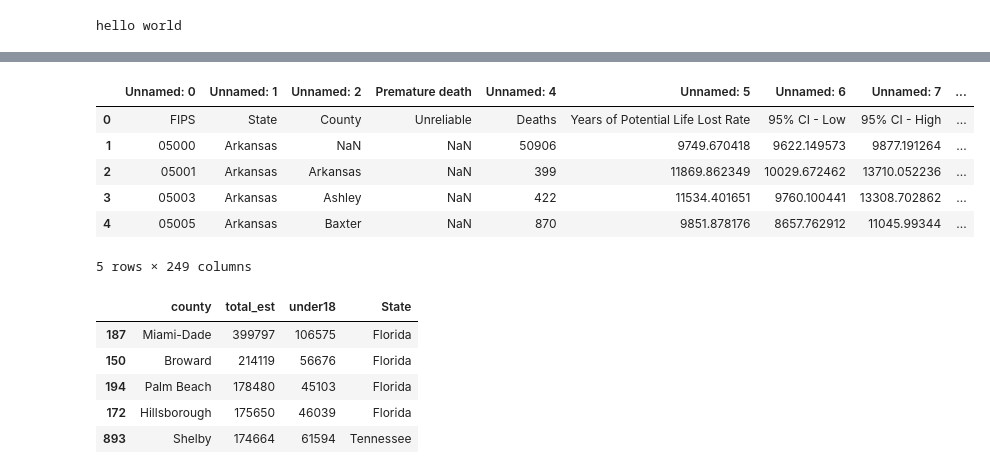
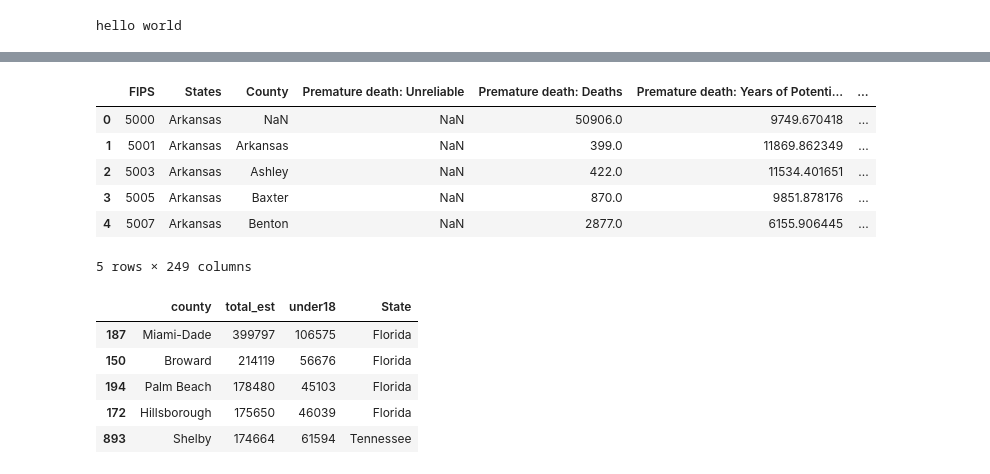
Before and after one commit to donovannickol/cs216project, a Jupyter notebook: CS_216_Project_Exploratory_Notebook.ipynb, the cells around one changed output, grey strips where cells are left out. Cells and saved outputs as stored; diff of their text form; code cells hidden in the pictures.

Commit message:
Obesity Data basic cleaning and combining complete

```diff
--- a/CS_216_Project_Exploratory_Notebook.ipynb
+++ b/CS_216_Project_Exploratory_Notebook.ipynb
@@ -57,27 +52,57 @@ pop_df.head().sort_values("name")
 # %%
-AK_obesity = pd.read_excel("Data/Obesity/2022 County Health Rankings Arkansas Data - v1.xlsx",sheet_name = 3)
-AL_obesity = pd.read_excel("Data/Obesity/2022 County Health Rankings Alabama Data - v1.xlsx",sheet_name = 3)
-FL_obesity = pd.read_excel("Data/Obesity/2022 County Health Rankings Florida Data - v1.xlsx",sheet_name = 3)
-GA_obesity = pd.read_excel("Data/Obesity/2022 County Health Rankings Georgia Data - v1.xlsx",sheet_name = 3)
-KY_obesity = pd.read_excel("Data/Obesity/2022 County Health Rankings Kentucky Data - v1.xlsx",sheet_name = 3)
-LA_obesity = pd.read_excel("Data/Obesity/2022 County Health Rankings Louisiana Data - v1.xlsx",sheet_name = 3)
-MD_obesity = pd.read_excel("Data/Obesity/2022 County Health Rankings Maryland Data - v1.xlsx",sheet_name = 3)
-MS_obesity = pd.read_excel("Data/Obesity/2022 County Health Rankings Mississippi Data - v1.xlsx",sheet_name = 3)
-NC_obesity = pd.read_excel("Data/Obesity/2022 County Health Rankings North Carolina Data - v1.xlsx",sheet_name = 3)
-SC_obesity = pd.read_excel("Data/Obesity/2022 County Health Rankings South Carolina Data - v1.xlsx",sheet_name = 3)
-TN_obesity = pd.read_excel("Data/Obesity/2022 County Health Rankings Tennessee Data - v1.xlsx",sheet_name = 3)
-VA_obesity = pd.read_excel("Data/Obesity/2022 County Health Rankings Virginia Data - v1.xlsx",sheet_name = 3)
-WV_obesity = pd.read_excel("Data/Obesity/2022 County Health Rankings West Virginia Data - v1.xlsx",sheet_name = 3)
+AK_obesity = pd.read_excel("Data/Obesity/2022 County Health Rankings Arkansas Data - v1.xlsx",sheet_name = 3, header=[0,1])
+AK_obesity.columns = AK_obesity.columns.map(': '.join)
 
-AK_obesity.head()
-#test_obesity.head()
+AL_obesity = pd.read_excel("Data/Obesity/2022 County Health Rankings Alabama Data - v1.xlsx",sheet_name = 3, header=[0,1])
+AL_obesity.columns = AL_obesity.columns.map(': '.join)
+
+FL_obesity = pd.read_excel("Data/Obesity/2022 County Health Rankings Florida Data - v1.xlsx",sheet_name = 3, header=[0,1])
+FL_obesity.columns = FL_obesity.columns.map(': '.join)
+
+GA_obesity = pd.read_excel("Data/Obesity/2022 County Health Rankings Georgia Data - v1.xlsx",sheet_name = 3, header=[0,1])
+GA_obesity.columns = GA_obesity.columns.map(': '.join)
+
+KY_obesity = pd.read_excel("Data/Obesity/2022 County Health Rankings Kentucky Data - v1.xlsx",sheet_name = 3, header=[0,1])
+KY_obesity.columns = KY_obesity.columns.map(': '.join)
+
+LA_obesity = pd.read_excel("Data/Obesity/2022 County Health Rankings Louisiana Data - v1.xlsx",sheet_name = 3, header=[0,1])
+LA_obesity.columns = LA_obesity.columns.map(': '.join)
+
+MD_obesity = pd.read_excel("Data/Obesity/2022 County Health Rankings Maryland Data - v1.xlsx",sheet_name = 3, header=[0,1])
+MD_obesity.columns = MD_obesity.columns.map(': '.join)
+
+MS_obesity = pd.read_excel("Data/Obesity/2022 County Health Rankings Mississippi Data - v1.xlsx",sheet_name = 3, header=[0,1])
+MS_obesity.columns = MS_obesity.columns.map(': '.join)
+
+NC_obesity = pd.read_excel("Data/Obesity/2022 County Health Rankings North Carolina Data - v1.xlsx",sheet_name = 3, header=[0,1])
+NC_obesity.columns = NC_obesity.columns.map(': '.join)
+
+SC_obesity = pd.read_excel("Data/Obesity/2022 County Health Rankings South Carolina Data - v1.xlsx",sheet_name = 3, header=[0,1])
+SC_obesity.columns = SC_obesity.columns.map(': '.join)
+
+TN_obesity = pd.read_excel("Data/Obesity/2022 County Health Rankings Tennessee Data - v1.xlsx",sheet_name = 3, header=[0,1])
+TN_obesity.columns = TN_obesity.columns.map(': '.join)
+
+VA_obesity = pd.read_excel("Data/Obesity/2022 County Health Rankings Virginia Data - v1.xlsx",sheet_name = 3, header=[0,1])
+VA_obesity.columns = VA_obesity.columns.map(': '.join)
+
+WV_obesity = pd.read_excel("Data/Obesity/2022 County Health Rankings West Virginia Data - v1.xlsx",sheet_name = 3, header=[0,1])
+WV_obesity.columns = WV_obesity.columns.map(': '.join)
+
+df_frames = [AK_obesity, AL_obesity, FL_obesity, GA_obesity, KY_obesity, LA_obesity, MD_obesity, MS_obesity, NC_obesity, SC_obesity, TN_obesity, VA_obesity, WV_obesity]
+
+for states in df_frames:
+    states.rename(columns={ states.columns[0]: "FIPS", states.columns[1]: "States", states.columns[2]: "County" }, inplace=True)
+
+all_states = pd.concat(df_frames, axis=0)
+all_states.head()
 # %% [output]
-|  | Unnamed: 0 | Unnamed: 1 | Unnamed: 2 | Premature death | Unnamed: 4 | Unnamed: 5 | Unnamed: 6 | Unnamed: 7 | ... |
-| 0 | FIPS | State | County | Unreliable | Deaths | Years of Potential Life Lost Rate | 95% CI - Low | 95% CI - High | ... |
-| 1 | 05000 | Arkansas | NaN | NaN | 50906 | 9749.670418 | 9622.149573 | 9877.191264 | ... |
-| 2 | 05001 | Arkansas | Arkansas | NaN | 399 | 11869.862349 | 10029.672462 | 13710.052236 | ... |
-| 3 | 05003 | Arkansas | Ashley | NaN | 422 | 11534.401651 | 9760.100441 | 13308.702862 | ... |
-| 4 | 05005 | Arkansas | Baxter | NaN | 870 | 9851.878176 | 8657.762912 | 11045.99344 | ... |
+|  | FIPS | States | County | Premature death: Unreliable | Premature death: Deaths | Premature death: Years of Potenti... | ... |
+| 0 | 5000 | Arkansas | NaN | NaN | 50906.0 | 9749.670418 | ... |
+| 1 | 5001 | Arkansas | Arkansas | NaN | 399.0 | 11869.862349 | ... |
+| 2 | 5003 | Arkansas | Ashley | NaN | 422.0 | 11534.401651 | ... |
+| 3 | 5005 | Arkansas | Baxter | NaN | 870.0 | 9851.878176 | ... |
+| 4 | 5007 | Arkansas | Benton | NaN | 2877.0 | 6155.906445 | ... |
 5 rows × 249 columns
 # %%
 nat_pov = pd.read_csv("Data/Poverty/NationalPoverty.csv")
```
Also changed, not shown: parts of 1 cell of this notebook.
